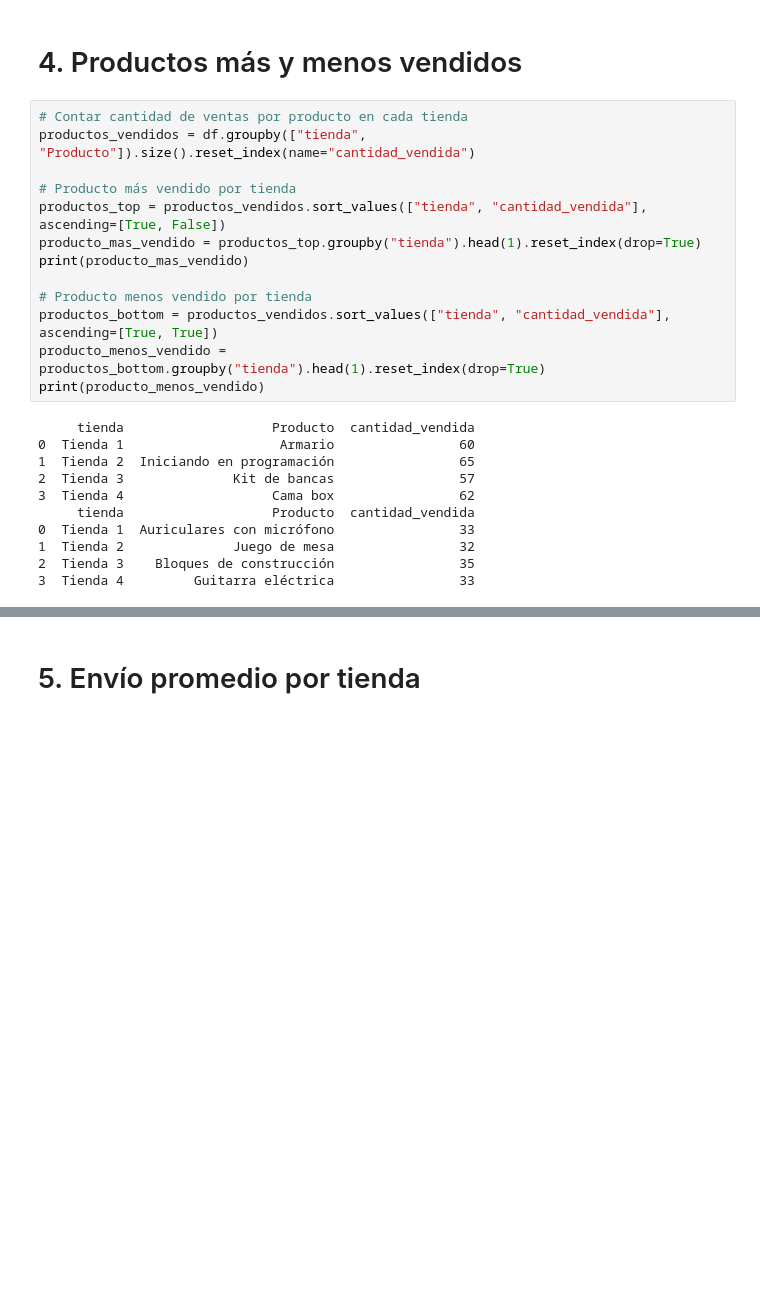
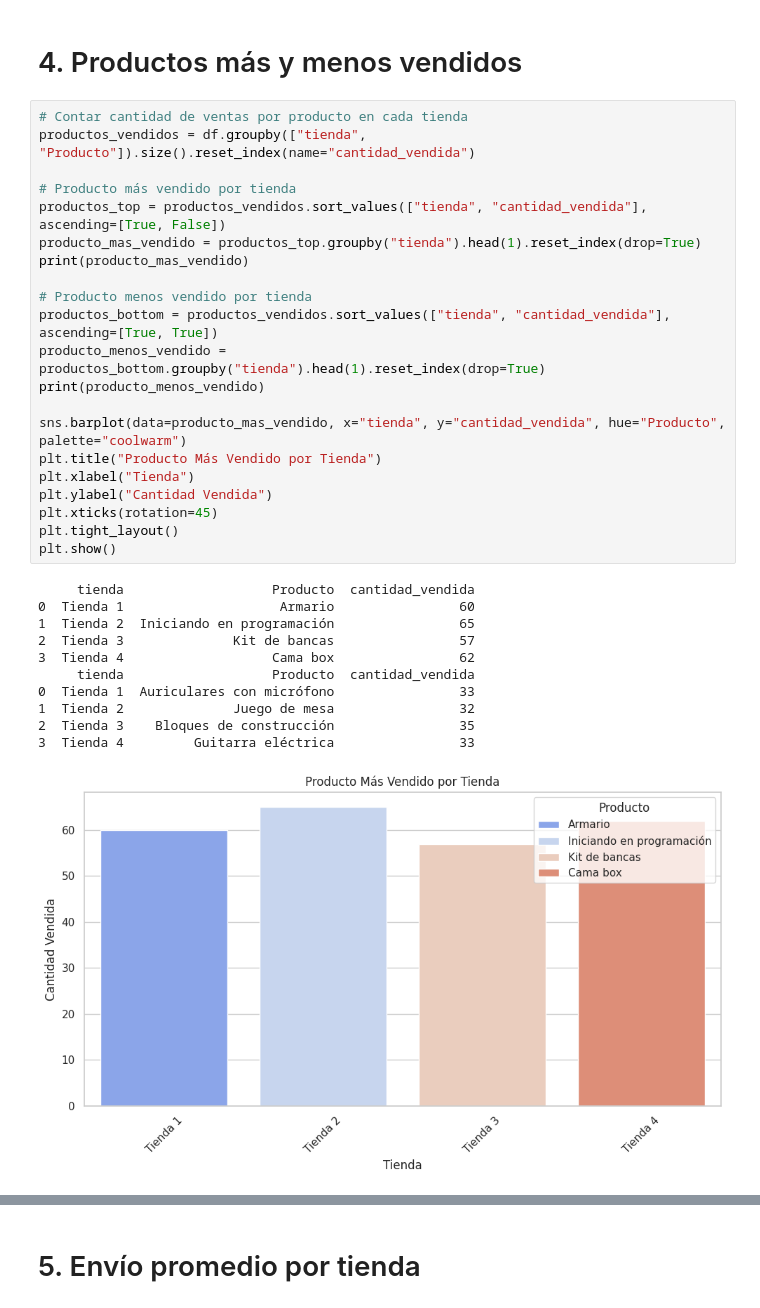
Before and after one commit to MELDRICELMANCO/AluraStore, a Jupyter notebook: AluraStoreLatam.ipynb, the cells around one changed output, grey strips where cells are left out. Drawn from its saved outputs; the diff is of its cells as text; blank space fills up the shorter version.

```diff
--- a/AluraStoreLatam.ipynb
+++ b/AluraStoreLatam.ipynb
@@ -80,24 +122,33 @@ print(promedio_calificacion)
 # %%
 # Contar cantidad de ventas por producto en cada tienda
 productos_vendidos = df.groupby(["tienda", "Producto"]).size().reset_index(name="cantidad_vendida")
 
 # Producto más vendido por tienda
 productos_top = productos_vendidos.sort_values(["tienda", "cantidad_vendida"], ascending=[True, False])
 producto_mas_vendido = productos_top.groupby("tienda").head(1).reset_index(drop=True)
 print(producto_mas_vendido)
 
 # Producto menos vendido por tienda
 productos_bottom = productos_vendidos.sort_values(["tienda", "cantidad_vendida"], ascending=[True, True])
 producto_menos_vendido = productos_bottom.groupby("tienda").head(1).reset_index(drop=True)
 print(producto_menos_vendido)
+
+sns.barplot(data=producto_mas_vendido, x="tienda", y="cantidad_vendida", hue="Producto", palette="coolwarm")
+plt.title("Producto Más Vendido por Tienda")
+plt.xlabel("Tienda")
+plt.ylabel("Cantidad Vendida")
+plt.xticks(rotation=45)
+plt.tight_layout()
+plt.show()
 # %% [output]
      tienda                   Producto  cantidad_vendida
 0  Tienda 1                    Armario                60
 1  Tienda 2  Iniciando en programación                65
 2  Tienda 3              Kit de bancas                57
 3  Tienda 4                   Cama box                62
      tienda                   Producto  cantidad_vendida
 0  Tienda 1  Auriculares con micrófono                33
 1  Tienda 2              Juego de mesa                32
 2  Tienda 3    Bloques de construcción                35
 3  Tienda 4         Guitarra eléctrica                33
+[figure, added]
```
Also changed, not shown: parts of 6 cells of this notebook.
